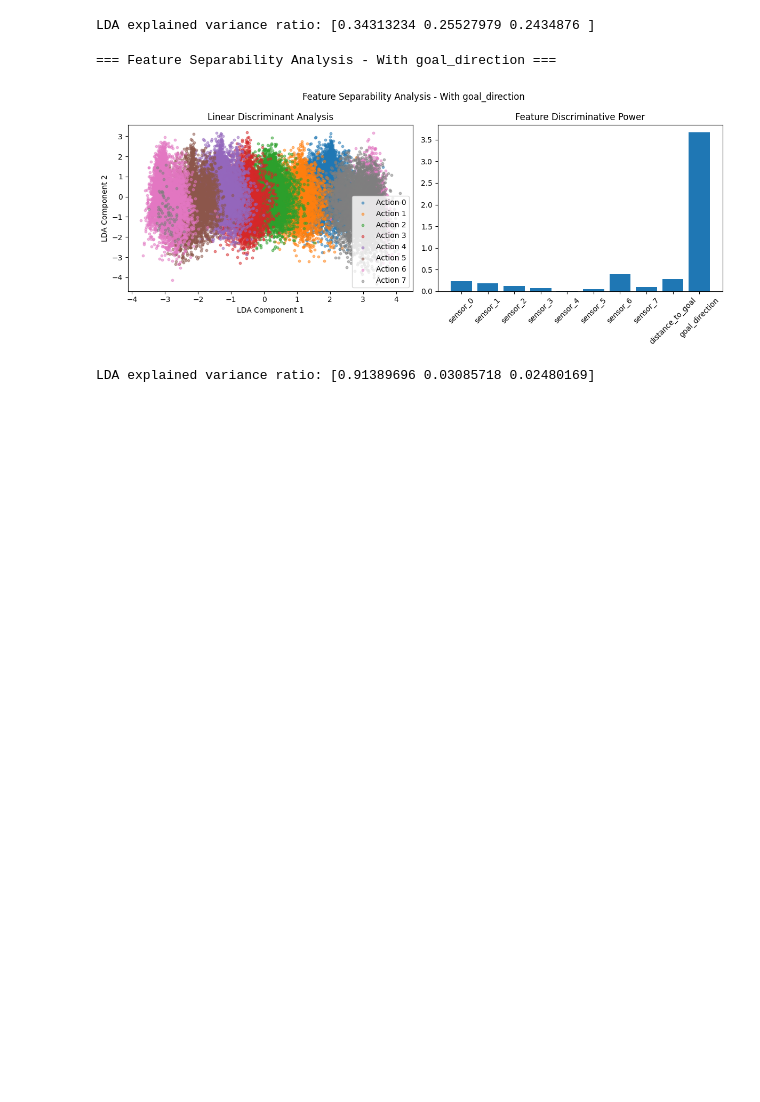
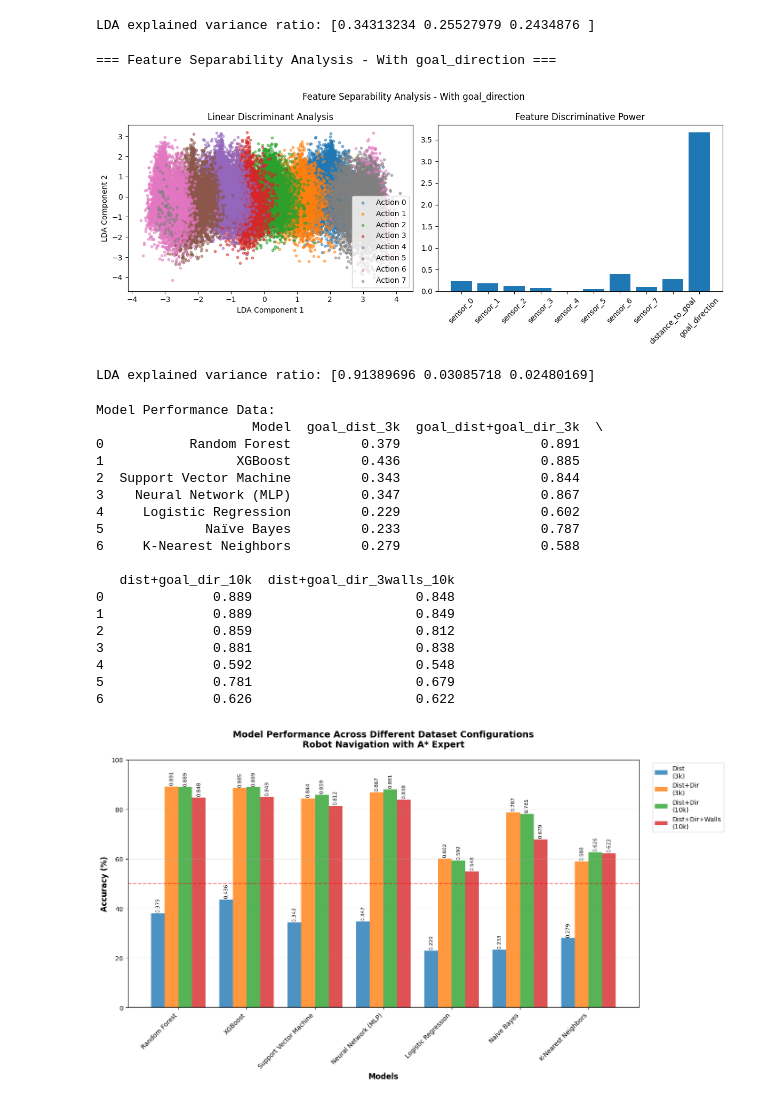
Before and after one commit to MaximeBoulat/AAI501-TeamProject, a Jupyter notebook: FinalProject/eda.ipynb, the cells around one changed output. Drawn from its saved outputs; the diff is of its cells as text; code cells hidden in the pictures; blank space fills up the shorter version.

```diff
--- a/FinalProject/eda.ipynb
+++ b/FinalProject/eda.ipynb
@@ -606,3 +606,79 @@ analyze_feature_separability(df, True)
 === Feature Separability Analysis - With goal_direction ===
 [figure]
 LDA explained variance ratio: [0.91389696 0.03085718 0.02480169]
+# %%
+
+
+# Data from the results table in FinalProject.md
+results_data = {
+    'Model': ['Random Forest', 'XGBoost', 'Support Vector Machine', 'Neural Network (MLP)',
+              'Logistic Regression', 'Naïve Bayes', 'K-Nearest Neighbors'],
+    'goal_dist_3k': [0.379, 0.436, 0.343, 0.347, 0.229, 0.233, 0.279],
+    'goal_dist+goal_dir_3k': [0.891, 0.885, 0.844, 0.867, 0.602, 0.787, 0.588],
+    'dist+goal_dir_10k': [0.889, 0.889, 0.859, 0.881, 0.592, 0.781, 0.626],
+    'dist+goal_dir_3walls_10k': [0.848, 0.849, 0.812, 0.838, 0.548, 0.679, 0.622]
+}
+
+# Create DataFrame
+model_performance_df = pd.DataFrame(results_data)
+print("Model Performance Data:")
+print(model_performance_df)
+
+# Create bar chart with grouped bars for each dataset version
+fig, ax = plt.subplots(figsize=(14, 8))
+
+# Dataset configurations
+datasets = ['goal_dist_3k', 'goal_dist+goal_dir_3k', 'dist+goal_dir_10k', 'dist+goal_dir_3walls_10k']
+dataset_labels = ['Dist\n(3k)', 'Dist+Dir\n(3k)', 'Dist+Dir\n(10k)', 'Dist+Dir+Walls\n(10k)']
+
+# Set up the bar positions
+x = np.arange(len(model_performance_df['Model']))
+width = 0.2  # Width of bars
+
+# Create bars for each dataset
+colors = ['#1f77b4', '#ff7f0e', '#2ca02c', '#d62728']
+for i, (dataset, label, color) in enumerate(zip(datasets, dataset_labels, colors)):
+    bars = ax.bar(x + i * width, model_performance_df[dataset] * 100, width, label=label, color=color, alpha=0.8)
+
+    # Add value labels on top of bars
+    for bar, value in zip(bars, model_performance_df[dataset]):
+        height = bar.get_height()
+        ax.text(bar.get_x() + bar.get_width()/2., height + 0.5,
+                f'{value:.3f}', ha='center', va='bottom', fontsize=8, rotation=90)
+
+# Customize the plot
+ax.set_xlabel('Models', fontsize=12, fontweight='bold')
+ax.set_ylabel('Accuracy (%)', fontsize=12, fontweight='bold')
+ax.set_title('Model Performance Across Different Dataset Configurations\nRobot Navigation with A* Expert',
+             fontsize=14, fontweight='bold', pad=20)
+ax.set_xticks(x + width * 1.5)
+ax.set_xticklabels(model_performance_df['Model'], rotation=45, ha='right')
+ax.legend(loc='upper left', bbox_to_anchor=(1.02, 1))
+ax.grid(axis='y', alpha=0.3)
+ax.set_ylim(0, 100)
+
+# Add horizontal line at 50% for reference
+ax.axhline(y=50, color='red', linestyle='--', alpha=0.5, label='50% Baseline')
+
+plt.tight_layout()
+plt.show()
+# %% [output]
+Model Performance Data:
+                    Model  goal_dist_3k  goal_dist+goal_dir_3k  \
+0           Random Forest         0.379                  0.891
+1                 XGBoost         0.436                  0.885
+2  Support Vector Machine         0.343                  0.844
+3    Neural Network (MLP)         0.347                  0.867
+4     Logistic Regression         0.229                  0.602
+5             Naïve Bayes         0.233                  0.787
+6     K-Nearest Neighbors         0.279                  0.588
+
+   dist+goal_dir_10k  dist+goal_dir_3walls_10k
+0              0.889                     0.848
+1              0.889                     0.849
+2              0.859                     0.812
+3              0.881                     0.838
+4              0.592                     0.548
+5              0.781                     0.679
+6              0.626                     0.622
+[figure, added]
```
Also changed, not shown: parts of 2 cells of this notebook, 3 other files.
